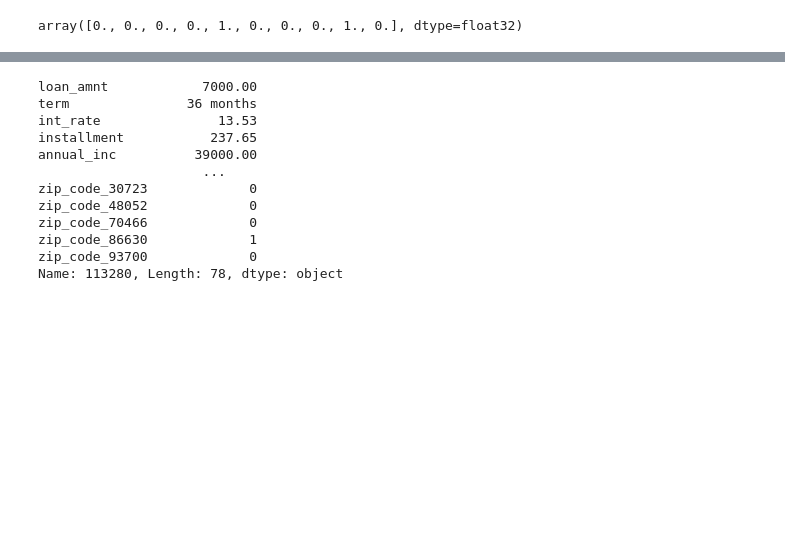
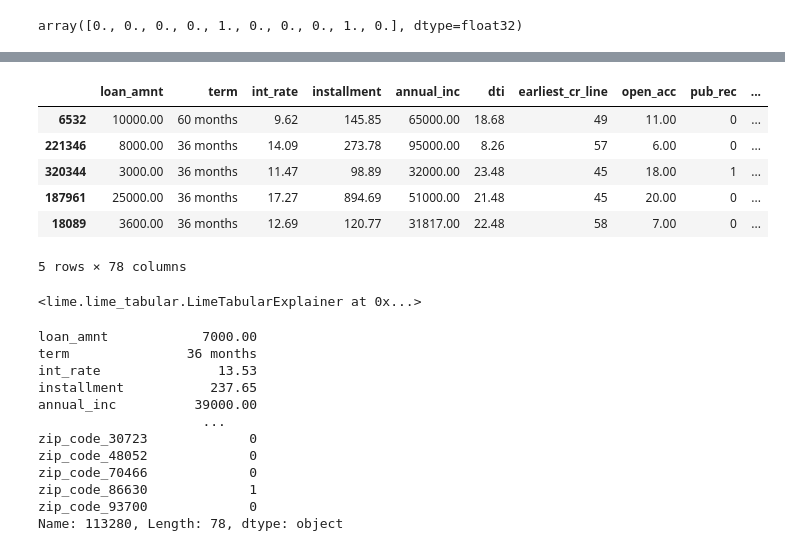
Before and after one commit to takhilabhinav/Loandefault_XAI, a Jupyter notebook: LOAN_XAI.ipynb, the cells around one changed output, grey strips where cells are left out. Cells and saved outputs as stored; diff of their text form; code cells hidden in the pictures; blank space fills up the shorter version.

```diff
--- a/LOAN_XAI.ipynb
+++ b/LOAN_XAI.ipynb
@@ -1066,7 +1065,7 @@ Index(['loan_amnt', 'term', 'int_rate', 'installment', 'annual_inc', 'dti',
 # %%
 from sklearn import preprocessing
 lbl = preprocessing.LabelEncoder()
-X_train_disp['earliest_cr_line'] = lbl.fit_transform(X_train_disp['earliest_cr_line'].astype(int))
+X_train['earliest_cr_line'] = lbl.fit_transform(X_train['earliest_cr_line'].astype(int))
 # %% [output]
 A value is trying to be set on a copy of a slice from a DataFrame.
 Try using .loc[row_indexer,col_indexer] = value instead
@@ -1132,9 +1131,23 @@ Requirement already satisfied: python-dateutil>=2.1 in /usr/local/lib/python3.7/
 Successfully built lime
 Installing collected packages: lime
 Successfully installed lime-0.2.0.1
+# %%
+X_train.head()
+# %% [output]
+|  | loan_amnt | term | int_rate | installment | annual_inc | dti | earliest_cr_line | open_acc | pub_rec | ... |
+| 6532 | 10000.00 | 60 months | 9.62 | 145.85 | 65000.00 | 18.68 | 49 | 11.00 | 0 | ... |
+| 221346 | 8000.00 | 36 months | 14.09 | 273.78 | 95000.00 | 8.26 | 57 | 6.00 | 0 | ... |
+| 320344 | 3000.00 | 36 months | 11.47 | 98.89 | 32000.00 | 23.48 | 45 | 18.00 | 1 | ... |
+| 187961 | 25000.00 | 36 months | 17.27 | 894.69 | 51000.00 | 21.48 | 45 | 20.00 | 0 | ... |
+| 18089 | 3600.00 | 36 months | 12.69 | 120.77 | 31817.00 | 22.48 | 58 | 7.00 | 0 | ... |
+5 rows × 78 columns
 # %%
 import lime.lime_tabular
 explainer = lime.lime_tabular.LimeTabularExplainer(X_train_disp, feature_names=X_train.columns, class_names=['Fully Paid','Charged Off'], verbose=True, mode='classification')
+# %%
+explainer
+# %% [output]
+<lime.lime_tabular.LimeTabularExplainer at 0x...>
 # %%
 X_test.iloc[4]
 # %% [output]
```
Also changed, not shown: parts of 23 cells of this notebook.
